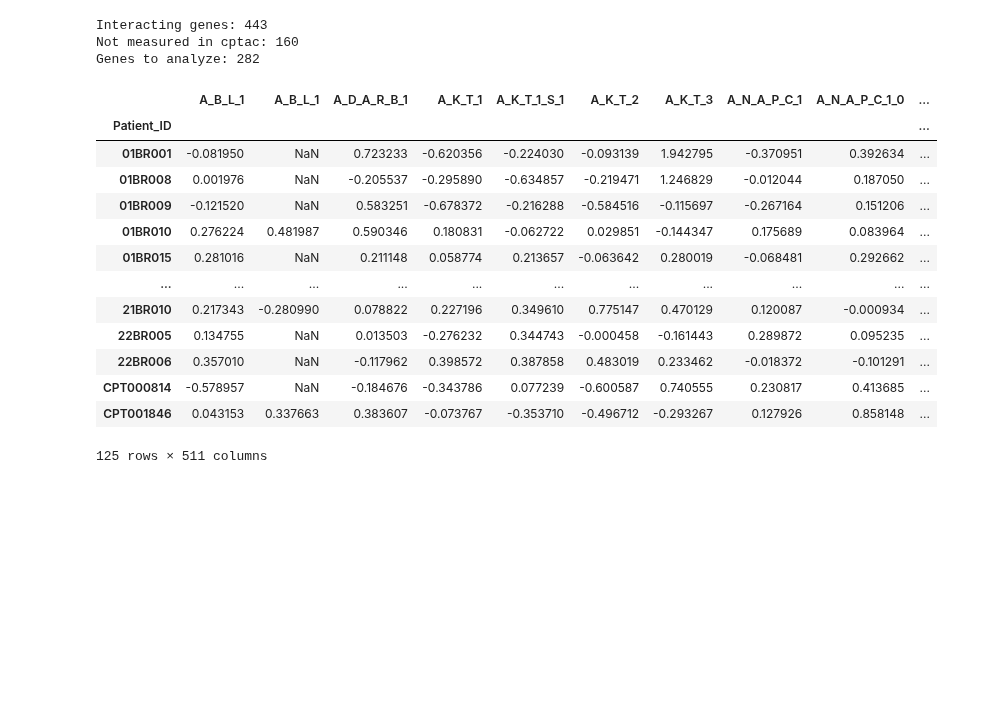
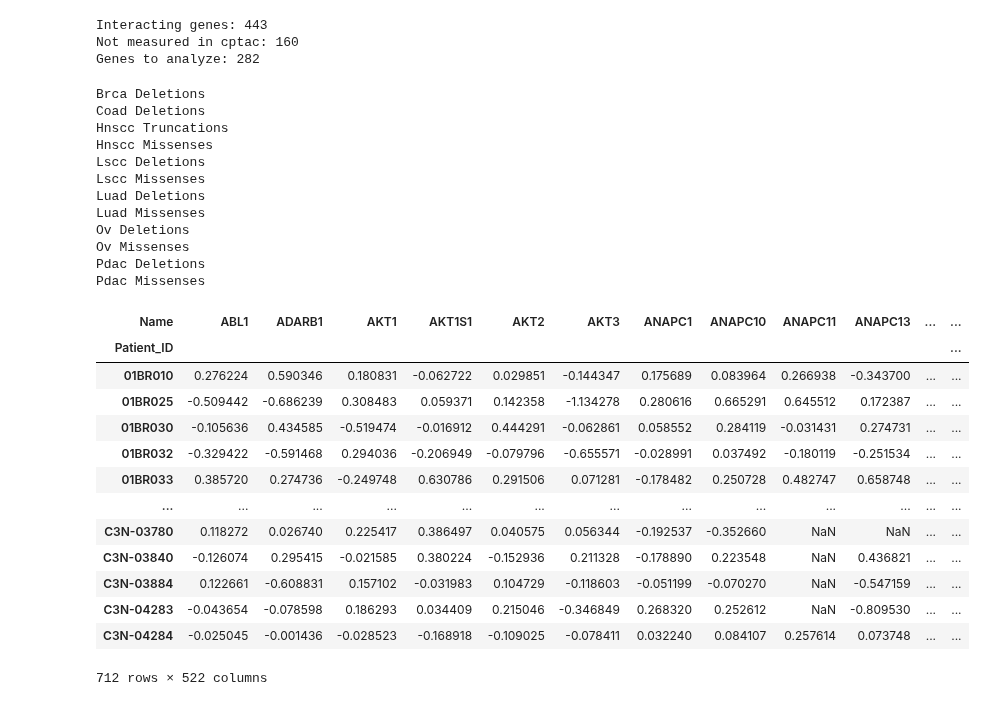
Before and after one commit to PayneLab/WhenMutationsDontMatter, a Jupyter notebook: Pancan/TP53/full_analysis.ipynb, the cells around one changed output. Cells and saved outputs as stored; diff of their text form; code cells hidden in the pictures; blank space fills up the shorter version.

Commit message:
Completed trans effect analysis

```diff
--- a/Pancan/TP53/full_analysis.ipynb
+++ b/Pancan/TP53/full_analysis.ipynb
@@ -452,20 +448,32 @@ def analyze_trans_mutation(omics_type, genes_to_analyze = None, write_out = True
 # %%
-analyze_trans_mutation("prot", genes_to_analyze=genes_to_analyze)
+analyze_trans_mutation("prot", genes_to_analyze=genes_to_analyze, write_out = False)
 # %% [output]
+Brca Deletions
+Coad Deletions
+Hnscc Truncations
+Hnscc Missenses
+Lscc Deletions
+Lscc Missenses
+Luad Deletions
+Luad Missenses
+Ov Deletions
+Ov Missenses
+Pdac Deletions
+Pdac Missenses
-|  | A_B_L_1 | A_B_L_1 | A_D_A_R_B_1 | A_K_T_1 | A_K_T_1_S_1 | A_K_T_2 | A_K_T_3 | A_N_A_P_C_1 | A_N_A_P_C_1_0 | ... |
-| Patient_ID |  |  |  |  |  |  |  |  |  | ... |
-| 01BR001 | -0.081950 | NaN | 0.723233 | -0.620356 | -0.224030 | -0.093139 | 1.942795 | -0.370951 | 0.392634 | ... |
-| 01BR008 | 0.001976 | NaN | -0.205537 | -0.295890 | -0.634857 | -0.219471 | 1.246829 | -0.012044 | 0.187050 | ... |
-| 01BR009 | -0.121520 | NaN | 0.583251 | -0.678372 | -0.216288 | -0.584516 | -0.115697 | -0.267164 | 0.151206 | ... |
-| 01BR010 | 0.276224 | 0.481987 | 0.590346 | 0.180831 | -0.062722 | 0.029851 | -0.144347 | 0.175689 | 0.083964 | ... |
-| 01BR015 | 0.281016 | NaN | 0.211148 | 0.058774 | 0.213657 | -0.063642 | 0.280019 | -0.068481 | 0.292662 | ... |
-| ... | ... | ... | ... | ... | ... | ... | ... | ... | ... | ... |
-| 21BR010 | 0.217343 | -0.280990 | 0.078822 | 0.227196 | 0.349610 | 0.775147 | 0.470129 | 0.120087 | -0.000934 | ... |
-| 22BR005 | 0.134755 | NaN | 0.013503 | -0.276232 | 0.344743 | -0.000458 | -0.161443 | 0.289872 | 0.095235 | ... |
-| 22BR006 | 0.357010 | NaN | -0.117962 | 0.398572 | 0.387858 | 0.483019 | 0.233462 | -0.018372 | -0.101291 | ... |
-| CPT000814 | -0.578957 | NaN | -0.184676 | -0.343786 | 0.077239 | -0.600587 | 0.740555 | 0.230817 | 0.413685 | ... |
-| CPT001846 | 0.043153 | 0.337663 | 0.383607 | -0.073767 | -0.353710 | -0.496712 | -0.293267 | 0.127926 | 0.858148 | ... |
+| Name | ABL1 | ADARB1 | AKT1 | AKT1S1 | AKT2 | AKT3 | ANAPC1 | ANAPC10 | ANAPC11 | ANAPC13 | ... | ... |
+| Patient_ID |  |  |  |  |  |  |  |  |  |  |  | ... |
+| 01BR010 | 0.276224 | 0.590346 | 0.180831 | -0.062722 | 0.029851 | -0.144347 | 0.175689 | 0.083964 | 0.266938 | -0.343700 | ... | ... |
+| 01BR025 | -0.509442 | -0.686239 | 0.308483 | 0.059371 | 0.142358 | -1.134278 | 0.280616 | 0.665291 | 0.645512 | 0.172387 | ... | ... |
+| 01BR030 | -0.105636 | 0.434585 | -0.519474 | -0.016912 | 0.444291 | -0.062861 | 0.058552 | 0.284119 | -0.031431 | 0.274731 | ... | ... |
+| 01BR032 | -0.329422 | -0.591468 | 0.294036 | -0.206949 | -0.079796 | -0.655571 | -0.028991 | 0.037492 | -0.180119 | -0.251534 | ... | ... |
+| 01BR033 | 0.385720 | 0.274736 | -0.249748 | 0.630786 | 0.291506 | 0.071281 | -0.178482 | 0.250728 | 0.482747 | 0.658748 | ... | ... |
+| ... | ... | ... | ... | ... | ... | ... | ... | ... | ... | ... | ... | ... |
+| C3N-03780 | 0.118272 | 0.026740 | 0.225417 | 0.386497 | 0.040575 | 0.056344 | -0.192537 | -0.352660 | NaN | NaN | ... | ... |
+| C3N-03840 | -0.126074 | 0.295415 | -0.021585 | 0.380224 | -0.152936 | 0.211328 | -0.178890 | 0.223548 | NaN | 0.436821 | ... | ... |
+| C3N-03884 | 0.122661 | -0.608831 | 0.157102 | -0.031983 | 0.104729 | -0.118603 | -0.051199 | -0.070270 | NaN | -0.547159 | ... | ... |
+| C3N-04283 | -0.043654 | -0.078598 | 0.186293 | 0.034409 | 0.215046 | -0.346849 | 0.268320 | 0.252612 | NaN | -0.809530 | ... | ... |
+| C3N-04284 | -0.025045 | -0.001436 | -0.028523 | -0.168918 | -0.109025 | -0.078411 | 0.032240 | 0.084107 | 0.257614 | 0.073748 | ... | ... |
-125 rows × 511 columns
+712 rows × 522 columns
 # %%
 # # NOT YET READY FOR PHOSPHO DATA!!! #
 # def analyze_trans_mutation(omics_type, genes_to_analyze = None, write_out = True, create_boxplot = True):
```
Also changed, not shown: parts of 3 cells of this notebook.
